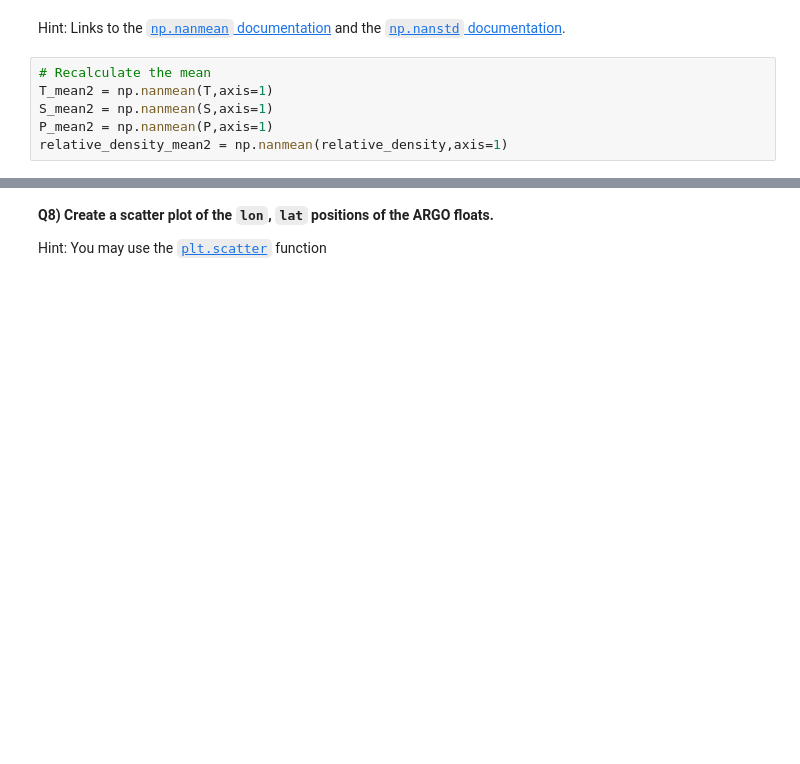
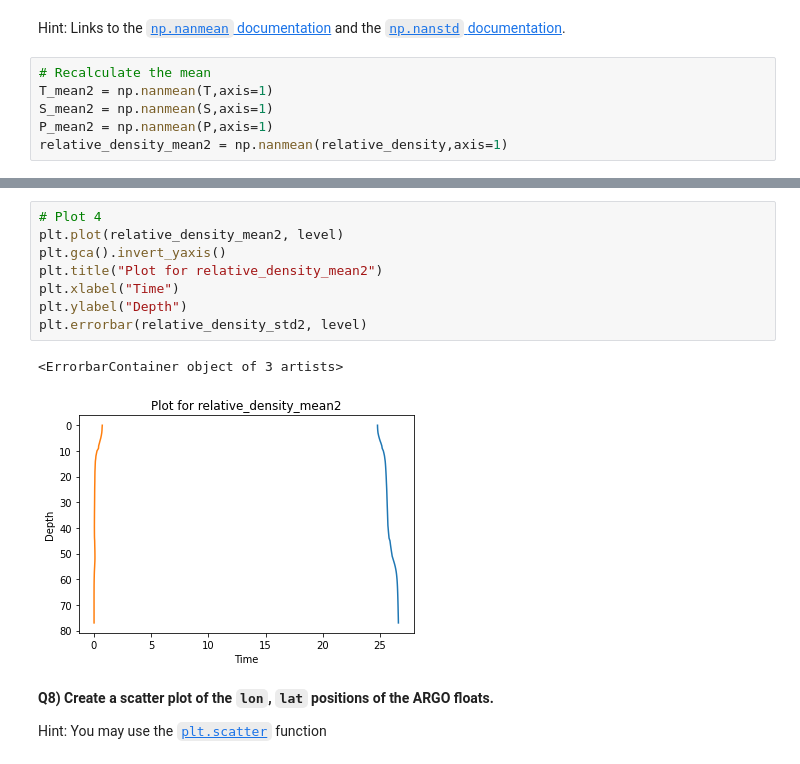
Before and after one commit to AlePol27/2022_ML_Earth_Env_Sci, a Jupyter notebook: Lab_Notebooks/S1_2_Numpy.ipynb, the cells around one changed output, grey strips where cells are left out. Drawn from its saved outputs; the diff is of its cells as text; blank space fills up the shorter version.

```diff
--- a/Lab_Notebooks/S1_2_Numpy.ipynb
+++ b/Lab_Notebooks/S1_2_Numpy.ipynb
@@ -754,3 +752,14 @@ plt.errorbar(relative_density_std2, level)
+# %%
+# Plot 4
+plt.plot(relative_density_mean2, level)
+plt.gca().invert_yaxis()
+plt.title("Plot for relative_density_mean2")
+plt.xlabel("Time")
+plt.ylabel("Depth")
+plt.errorbar(relative_density_std2, level)
+# %% [output]
+<ErrorbarContainer object of 3 artists>
+[figure, added]
 # %% [markdown]
 **Q8) Create a scatter plot of the `lon`, `lat` positions of the ARGO floats.**
 
```
Also changed, not shown: parts of 6 cells of this notebook.
